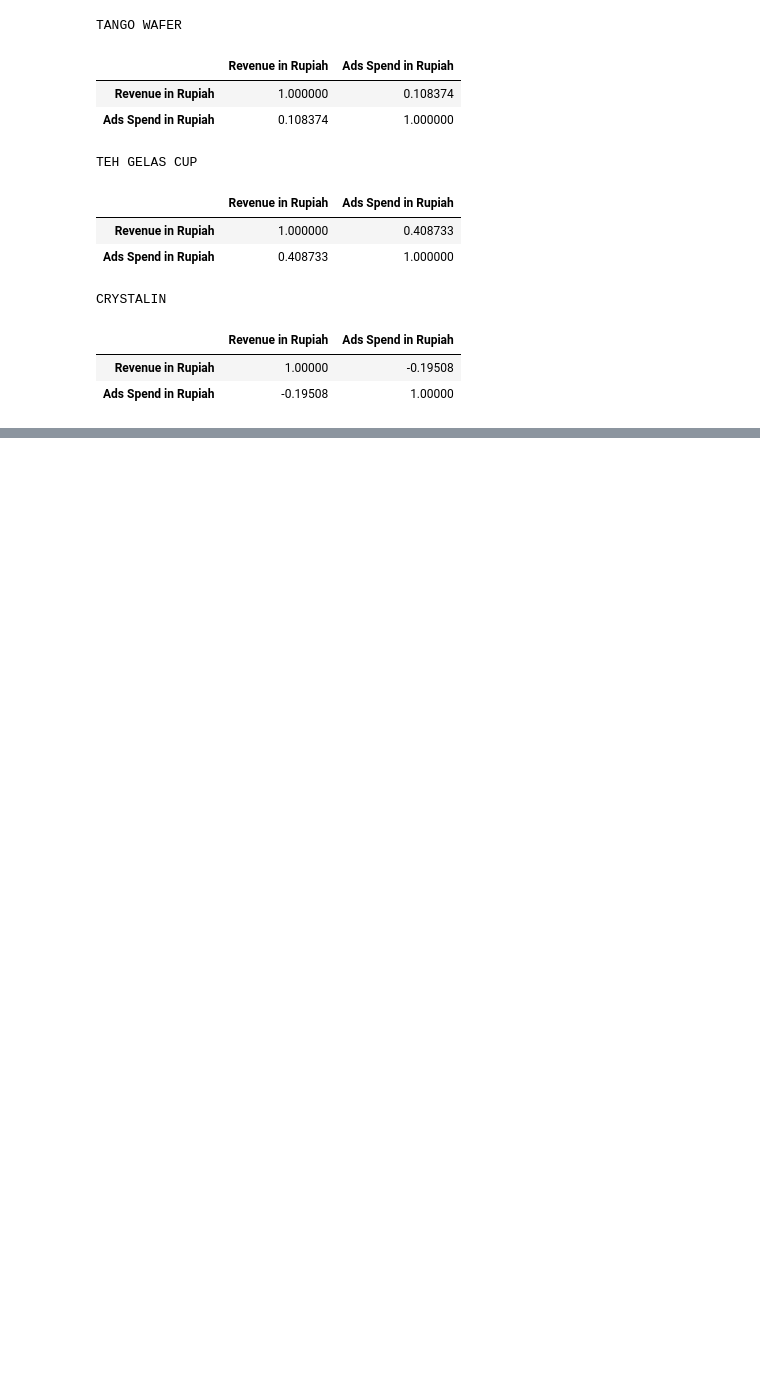
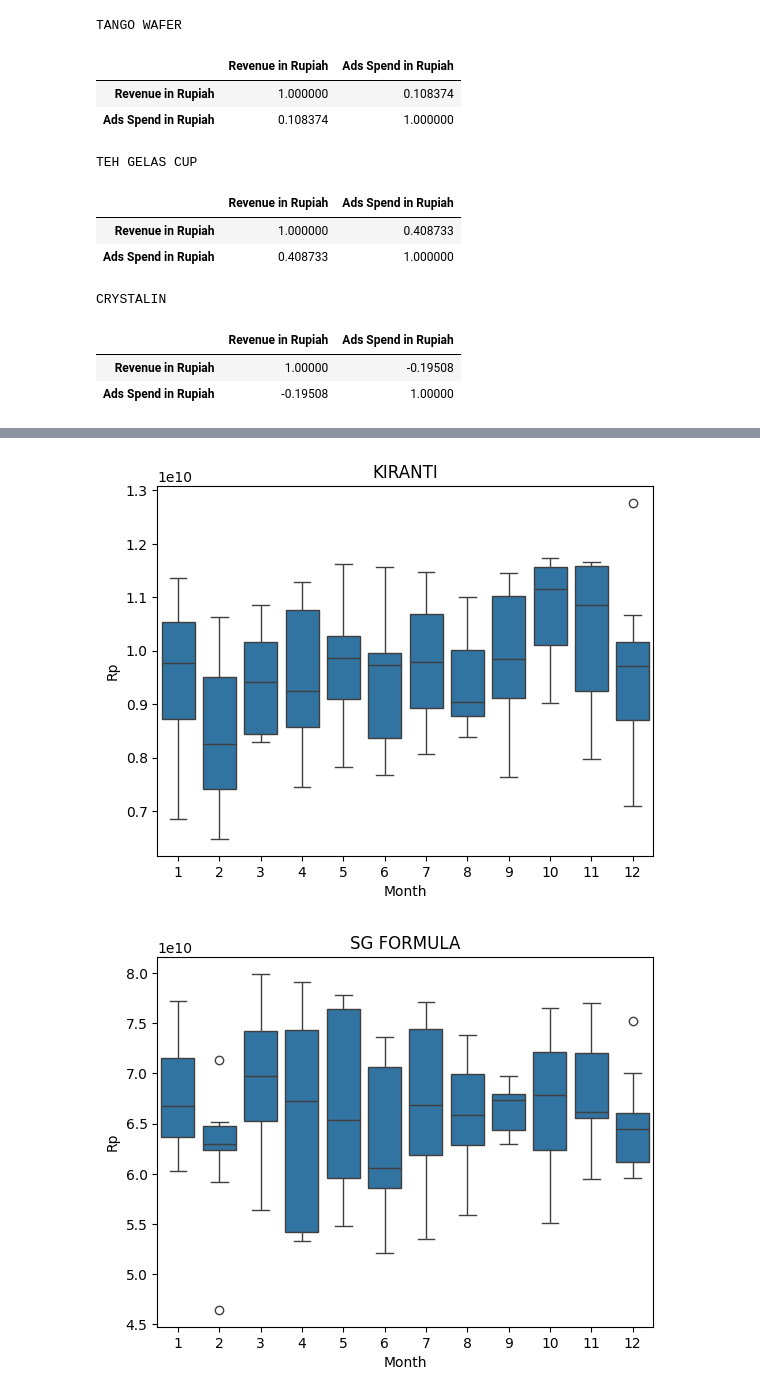
Before and after one commit to marcellinus-witarsah/revenue-forecasting, a Jupyter notebook: notebooks/20240702-revenue-forecasting.ipynb, the cells around one changed output, grey strips where cells are left out. Drawn from its saved outputs; the diff is of its cells as text; code cells hidden in the pictures; blank space fills up the shorter version.

```diff
--- a/notebooks/20240702-revenue-forecasting.ipynb
+++ b/notebooks/20240702-revenue-forecasting.ipynb
@@ -334,0 +427,14 @@ Starts with the Revenue
+# %%
+import seaborn as sns
+
+# BoxPlot
+cleaned_omset_df['Year'] = cleaned_omset_df['Periode'].dt.year
+cleaned_omset_df['Month'] = cleaned_omset_df['Periode'].dt.month
+for product in cleaned_omset_df['KP'].unique():
+    filter_ = cleaned_omset_df['KP']==product
+    sns.boxplot(data=cleaned_omset_df[filter_], x='Month', y='Rp')
+    plt.title(product)
+    plt.show()
+# %% [output]
+[figure, added]
+[figure, added]
```
Also changed, not shown: parts of 16 cells of this notebook, 1 other file.
